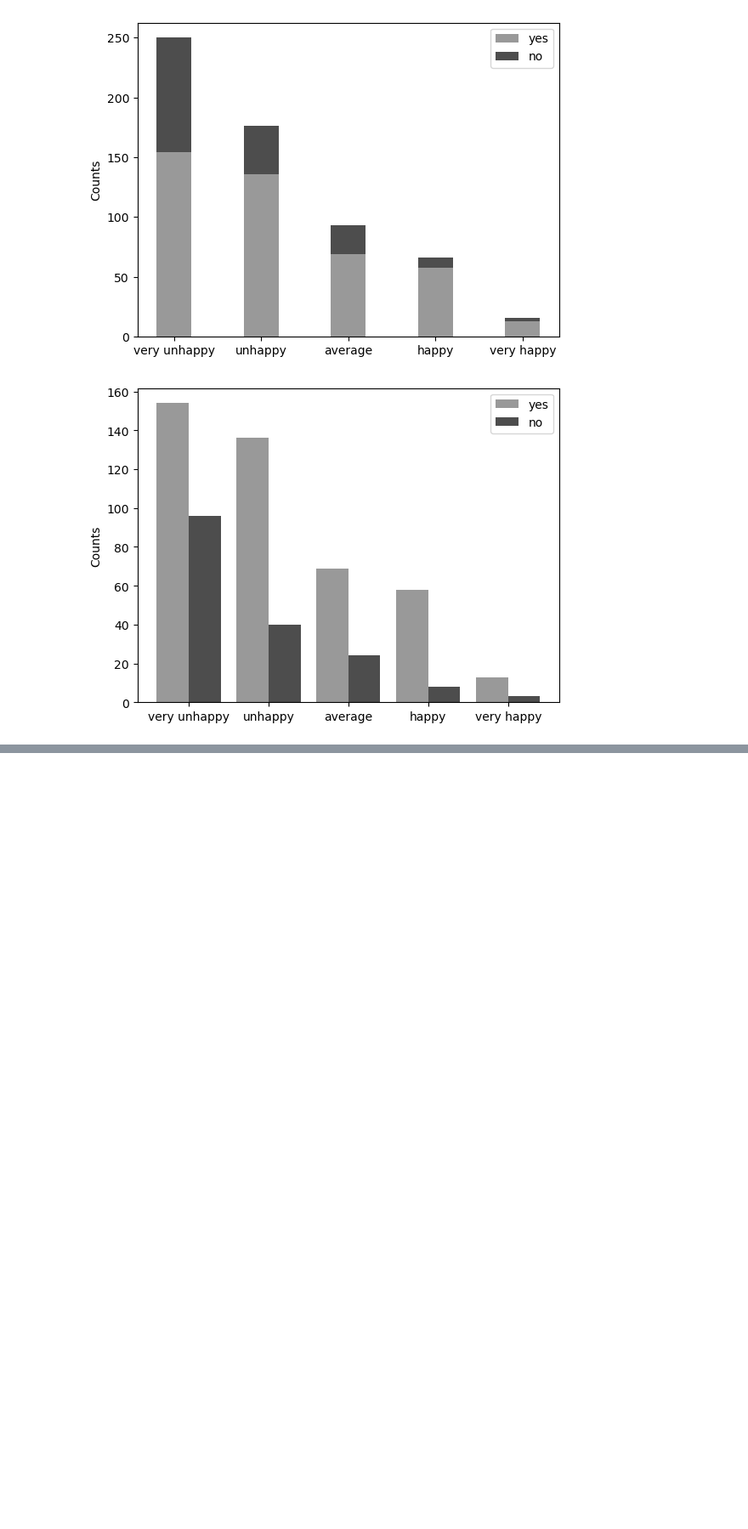
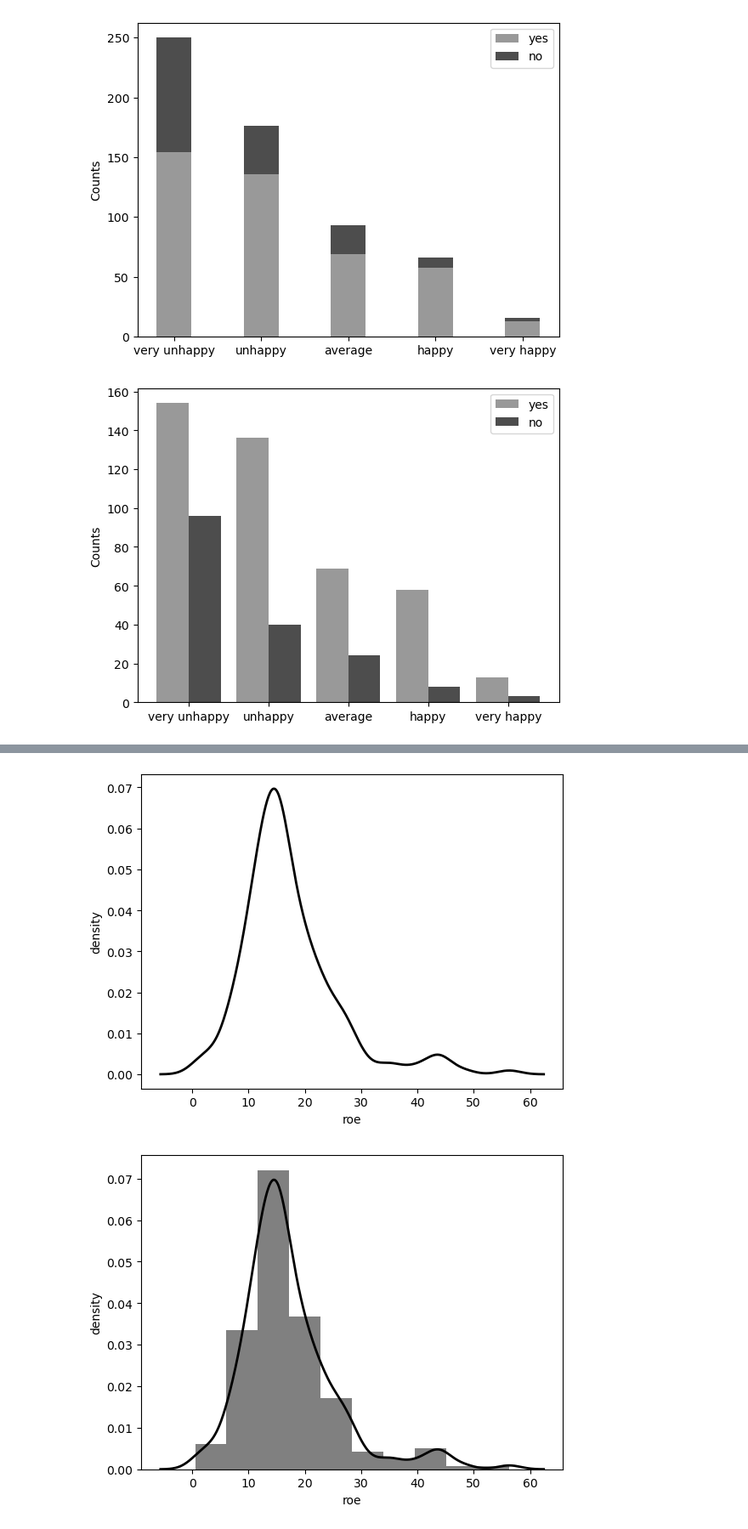
Before and after one commit to bahategar/Preparation, a Jupyter notebook: Econometrics/1-Introduction.ipynb, the cells around one changed output, grey strips where cells are left out. Shown: that part at 85% size. Saved outputs shown, nothing was run; the diff lists cells and outputs as text; code cells hidden in the pictures; blank space fills up the shorter version.

```diff
--- a/Econometrics/1-Introduction.ipynb
+++ b/Econometrics/1-Introduction.ipynb
@@ -160,0 +189,20 @@ plt.show()
+# %%
+# Estimate kernel density
+kde = sm.nonparametric.KDEUnivariate(roe)
+kde.fit()
+
+# Kernel density
+plt.plot(kde.support, kde.density, color='black', linewidth=2)
+plt.ylabel('density')
+plt.xlabel('roe')
+plt.show()
+
+# Kernel density overlayed histogram
+plt.hist(roe, color='grey', density=True)
+plt.plot(kde.support, kde.density, color='black', linewidth=2)
+plt.ylabel('density')
+plt.xlabel('roe')
+plt.show()
+# %% [output]
+[figure, added]
+[figure, added]
```
Also changed, not shown: parts of 37 cells of this notebook, 7 other files.
